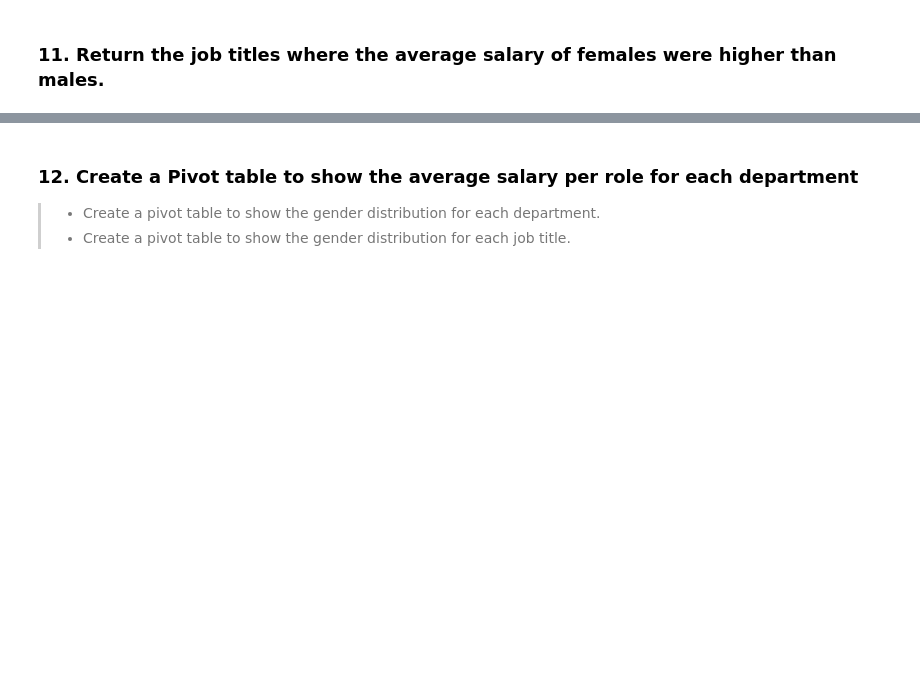
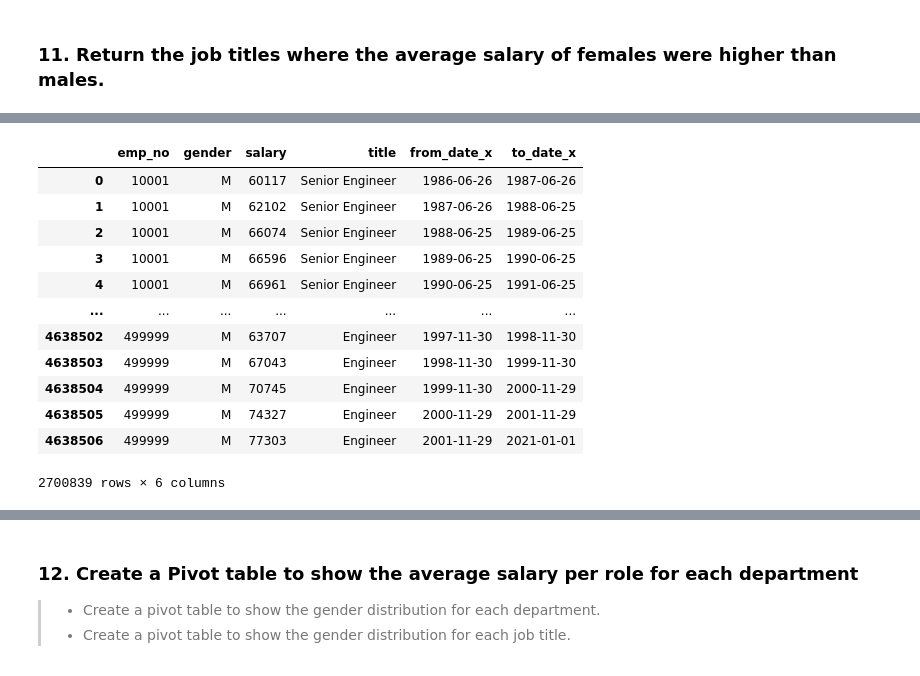
Before and after one commit to hibahdesu/SDA-Data-Engineering-Bootcamp, a Jupyter notebook: week 2/lecture4/lab/lab2/29340.ipynb, the cells around one changed output, grey strips where cells are left out. Cells and saved outputs as stored; diff of their text form; code cells hidden in the pictures; blank space fills up the shorter version.

```diff
--- a/week 2/lecture4/lab/lab2/29340.ipynb
+++ b/week 2/lecture4/lab/lab2/29340.ipynb
@@ -833,0 +984,19 @@ summary_salary.pivot_table(['salary', 'age'], index='title', aggfunc=['min', 'ma
+# %%
+desired_rows = q11_with_titles.query('from_date_x >= from_date_y and to_date_x <= to_date_y')
+desired_col = ['emp_no', 'gender', 'salary', 'title','from_date_x', 'to_date_x']
+q11_final = desired_rows[desired_col]
+q11_final
+# %% [output]
+|  | emp_no | gender | salary | title | from_date_x | to_date_x |
+| 0 | 10001 | M | 60117 | Senior Engineer | 1986-06-26 | 1987-06-26 |
+| 1 | 10001 | M | 62102 | Senior Engineer | 1987-06-26 | 1988-06-25 |
+| 2 | 10001 | M | 66074 | Senior Engineer | 1988-06-25 | 1989-06-25 |
+| 3 | 10001 | M | 66596 | Senior Engineer | 1989-06-25 | 1990-06-25 |
+| 4 | 10001 | M | 66961 | Senior Engineer | 1990-06-25 | 1991-06-25 |
+| ... | ... | ... | ... | ... | ... | ... |
+| 4638502 | 499999 | M | 63707 | Engineer | 1997-11-30 | 1998-11-30 |
+| 4638503 | 499999 | M | 67043 | Engineer | 1998-11-30 | 1999-11-30 |
+| 4638504 | 499999 | M | 70745 | Engineer | 1999-11-30 | 2000-11-29 |
+| 4638505 | 499999 | M | 74327 | Engineer | 2000-11-29 | 2001-11-29 |
+| 4638506 | 499999 | M | 77303 | Engineer | 2001-11-29 | 2021-01-01 |
+2700839 rows × 6 columns
```
Also changed, not shown: parts of 27 cells of this notebook.
